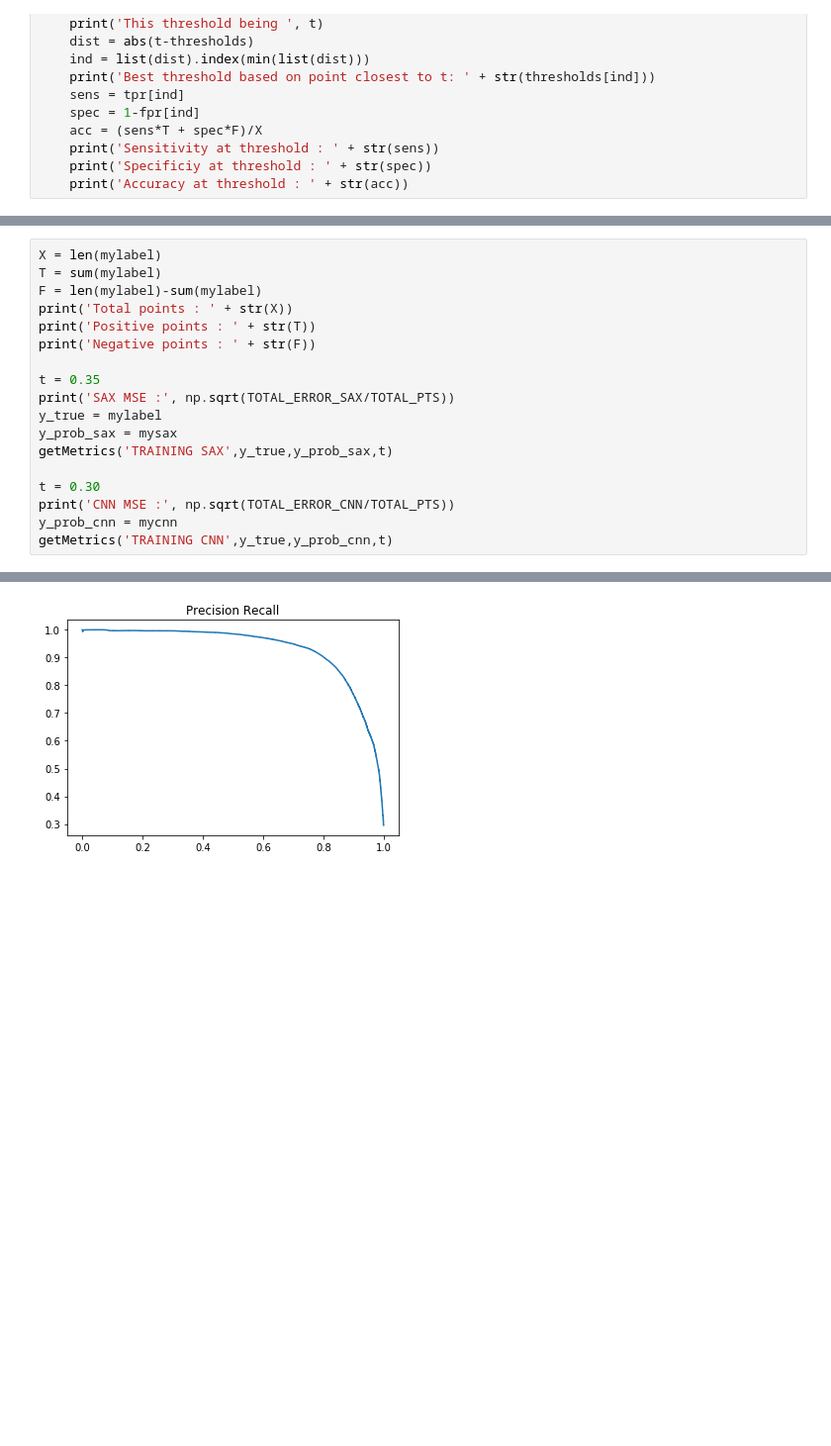
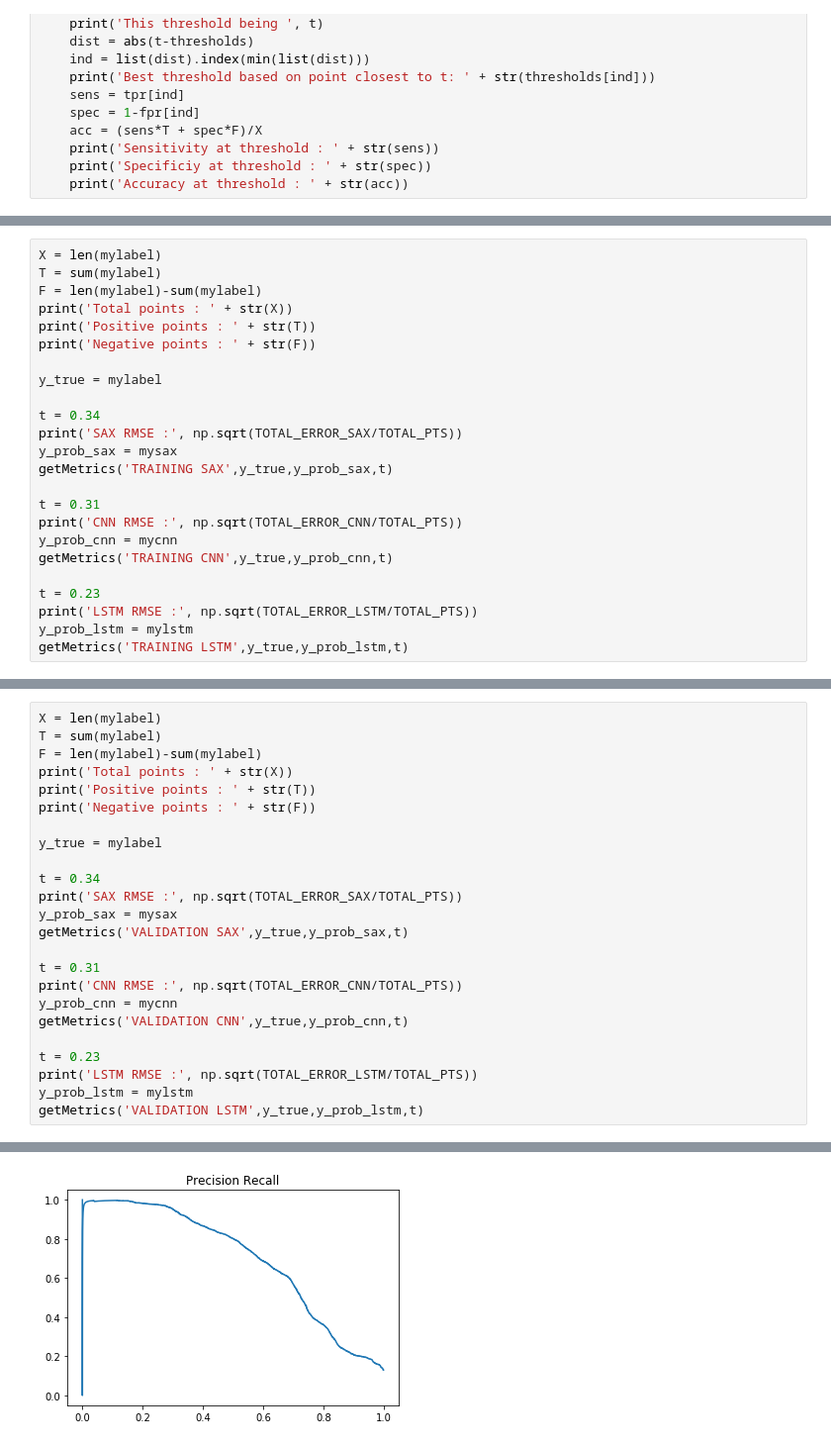
Before and after one commit to rohit-pardasani/RDSegmentation_v1, a Jupyter notebook: RDSegmentation_8(Comparisons).ipynb, the cells around one changed output, grey strips where cells are left out. Shown: that part at 99% size. Cells and saved outputs as stored; diff of their text form; blank space fills up the shorter version.

Commit message:
LSTM comparison added.

```diff
--- a/RDSegmentation_8(Comparisons).ipynb
+++ b/RDSegmentation_8(Comparisons).ipynb
@@ -168,0 +275,24 @@ def getMetrics(setName,y_true,y_prob,t):
+# %%
+X = len(mylabel)
+T = sum(mylabel)
+F = len(mylabel)-sum(mylabel)
+print('Total points : ' + str(X))
+print('Positive points : ' + str(T))
+print('Negative points : ' + str(F))
+
+y_true = mylabel
+
+t = 0.34
+print('SAX RMSE :', np.sqrt(TOTAL_ERROR_SAX/TOTAL_PTS))
+y_prob_sax = mysax
+getMetrics('TRAINING SAX',y_true,y_prob_sax,t)
+
+t = 0.31
+print('CNN RMSE :', np.sqrt(TOTAL_ERROR_CNN/TOTAL_PTS))
+y_prob_cnn = mycnn
+getMetrics('TRAINING CNN',y_true,y_prob_cnn,t)
+
+t = 0.23
+print('LSTM RMSE :', np.sqrt(TOTAL_ERROR_LSTM/TOTAL_PTS))
+y_prob_lstm = mylstm
+getMetrics('TRAINING LSTM',y_true,y_prob_lstm,t)
@@ -210,14 +431,20 @@ print('Total points : ' + str(X))
 print('Positive points : ' + str(T))
 print('Negative points : ' + str(F))
 
-t = 0.35
-print('SAX MSE :', np.sqrt(TOTAL_ERROR_SAX/TOTAL_PTS))
 y_true = mylabel
+
+t = 0.34
+print('SAX RMSE :', np.sqrt(TOTAL_ERROR_SAX/TOTAL_PTS))
 y_prob_sax = mysax
-getMetrics('TRAINING SAX',y_true,y_prob_sax,t)
+getMetrics('VALIDATION SAX',y_true,y_prob_sax,t)
 
-t = 0.30
-print('CNN MSE :', np.sqrt(TOTAL_ERROR_CNN/TOTAL_PTS))
+t = 0.31
+print('CNN RMSE :', np.sqrt(TOTAL_ERROR_CNN/TOTAL_PTS))
 y_prob_cnn = mycnn
-getMetrics('TRAINING CNN',y_true,y_prob_cnn,t)
+getMetrics('VALIDATION CNN',y_true,y_prob_cnn,t)
+
+t = 0.23
+print('LSTM RMSE :', np.sqrt(TOTAL_ERROR_LSTM/TOTAL_PTS))
+y_prob_lstm = mylstm
+getMetrics('VALIDATION LSTM',y_true,y_prob_lstm,t)
 # %% [output]
@@ -235 +462 @@ AUC PR:  0.930626541362695
-[figure, old version]
+[figure, new version]
```
Also changed, not shown: parts of 11 cells of this notebook.
